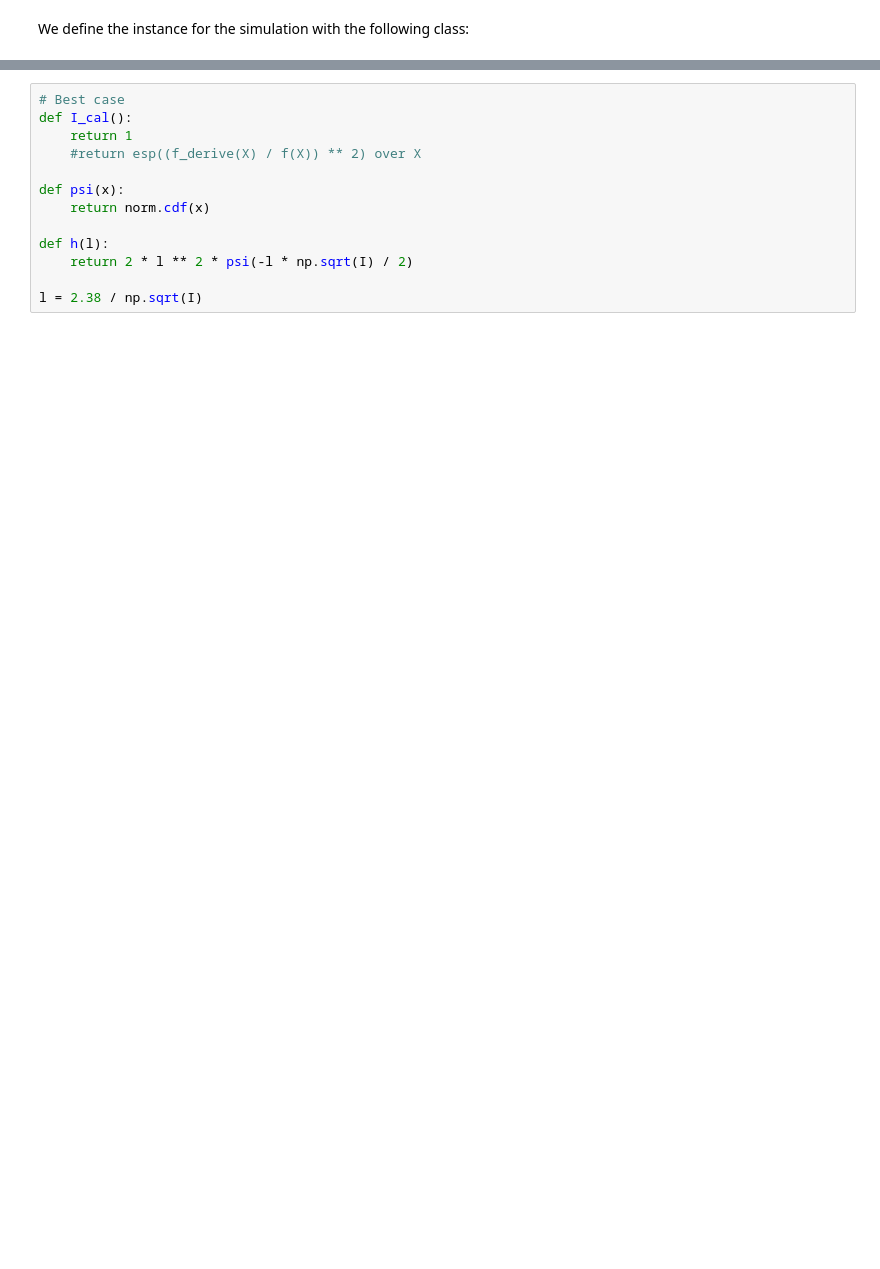
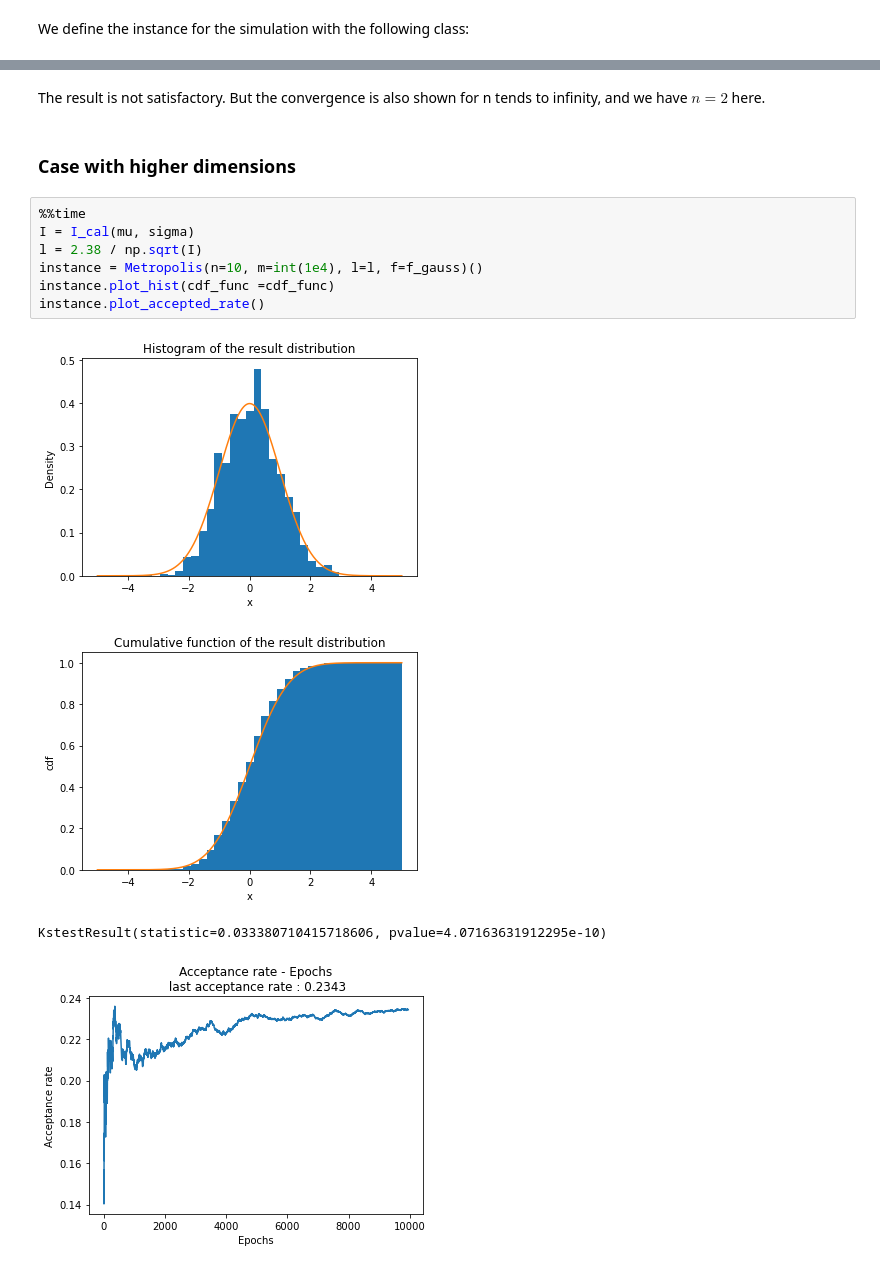
Before and after one commit to pinnertw/random_walk_metropolis, a Jupyter notebook: Metropolis_Algo-Peng-Wei_CHEN.ipynb, the cells around one changed output, grey strips where cells are left out. Drawn from its saved outputs; the diff is of its cells as text; blank space fills up the shorter version.

```diff
--- a/Metropolis_Algo-Peng-Wei_CHEN.ipynb
+++ b/Metropolis_Algo-Peng-Wei_CHEN.ipynb
@@ -138,13 +182,16 @@ plt.scatter(results[:, 0], results[:, 1])
-# %%
-# Best case
-def I_cal():
-    return 1
-    #return esp((f_derive(X) / f(X)) ** 2) over X
-
-def psi(x):
-    return norm.cdf(x)
-
-def h(l):
-    return 2 * l ** 2 * psi(-l * np.sqrt(I) / 2)
-
-l = 2.38 / np.sqrt(I)
+# %% [markdown]
+The result is not satisfactory. But the convergence is also shown for n tends to infinity, and we have $n = 2$ here.
+# %% [markdown]
+### Case with higher dimensions
+# %%
+%%time
+I = I_cal(mu, sigma)
+l = 2.38 / np.sqrt(I)
+instance = Metropolis(n=10, m=int(1e4), l=l, f=f_gauss)()
+instance.plot_hist(cdf_func =cdf_func)
+instance.plot_accepted_rate()
+# %% [output]
+[figure, added]
+[figure, added]
+KstestResult(statistic=0.033380710415718606, pvalue=4.07163631912295e-10)
+[figure, added]
```
Also changed, not shown: parts of 29 cells of this notebook, 1 other file.
